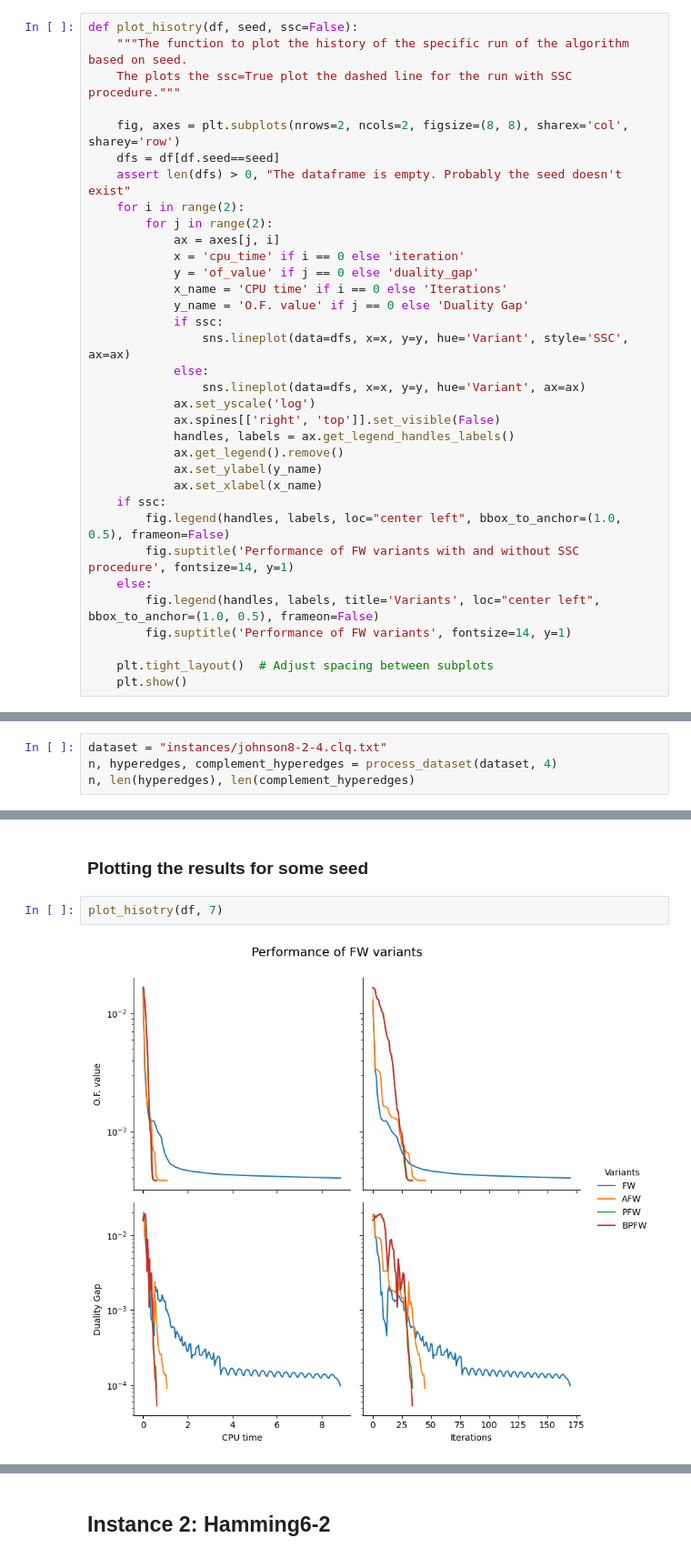
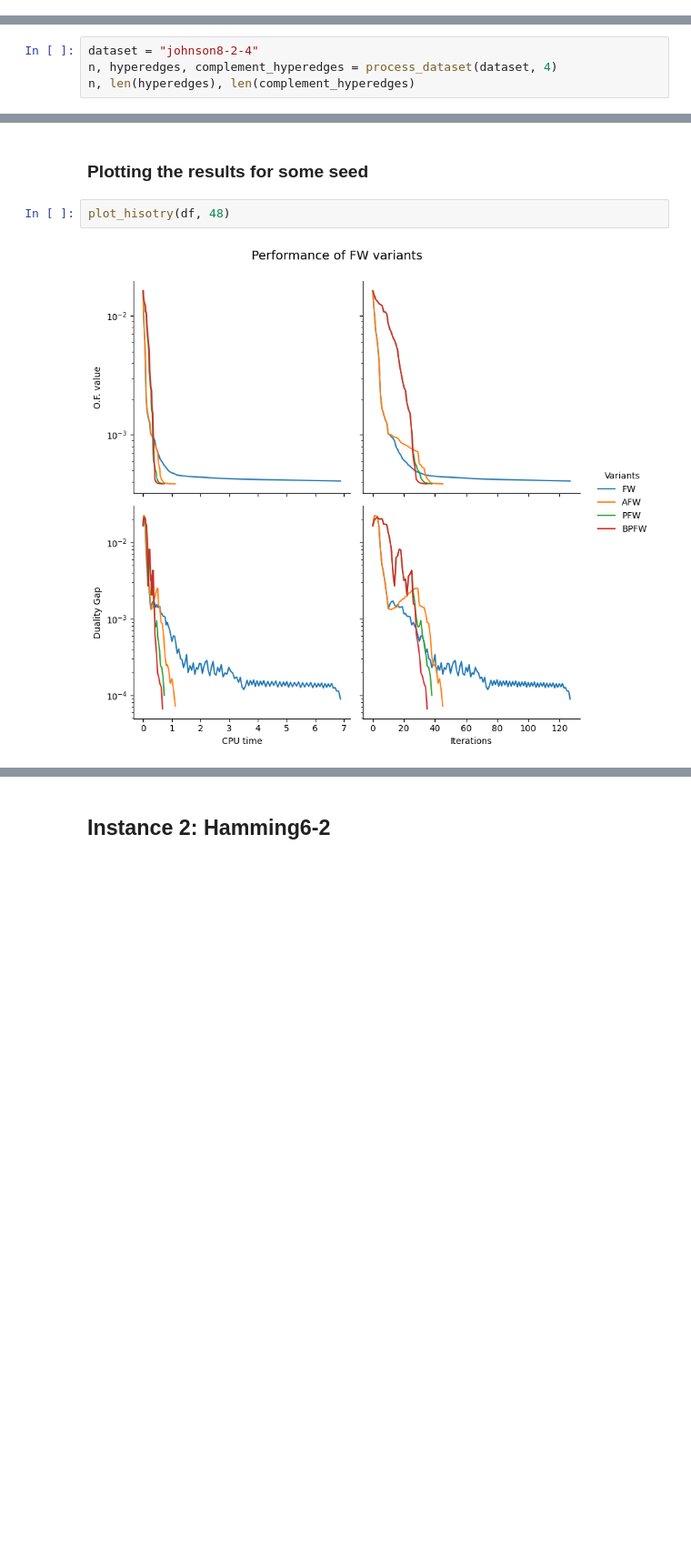
Before and after one commit to badalyananna/optimization-frank-wolfe, a Jupyter notebook: experiments.ipynb, the cells around one changed output, grey strips where cells are left out. Shown at 91% size. Cells and saved outputs as stored; diff of their text form; blank space fills up the shorter version.

```diff
--- a/experiments.ipynb
+++ b/experiments.ipynb
@@ -10,36 +7,2 @@ from utils import process_dataset
-# %%
-def plot_hisotry(df, seed, ssc=False):
-    """The function to plot the history of the specific run of the algorithm based on seed.
-    The plots the ssc=True plot the dashed line for the run with SSC procedure."""
-
-    fig, axes = plt.subplots(nrows=2, ncols=2, figsize=(8, 8), sharex='col', sharey='row')
-    dfs = df[df.seed==seed]
-    assert len(dfs) > 0, "The dataframe is empty. Probably the seed doesn't exist"
-    for i in range(2):
-        for j in range(2):
-            ax = axes[j, i]
-            x = 'cpu_time' if i == 0 else 'iteration'
-            y = 'of_value' if j == 0 else 'duality_gap'
-            x_name = 'CPU time' if i == 0 else 'Iterations'
-            y_name = 'O.F. value' if j == 0 else 'Duality Gap'
-            if ssc:
-                sns.lineplot(data=dfs, x=x, y=y, hue='Variant', style='SSC', ax=ax)
-            else:
-                sns.lineplot(data=dfs, x=x, y=y, hue='Variant', ax=ax)
-            ax.set_yscale('log')
-            ax.spines[['right', 'top']].set_visible(False)
-            handles, labels = ax.get_legend_handles_labels()
-            ax.get_legend().remove()
-            ax.set_ylabel(y_name)
-            ax.set_xlabel(x_name)
-    if ssc:
-        fig.legend(handles, labels, loc="center left", bbox_to_anchor=(1.0, 0.5), frameon=False)
-        fig.suptitle('Performance of FW variants with and without SSC procedure', fontsize=14, y=1)
-    else:
-        fig.legend(handles, labels, title='Variants', loc="center left", bbox_to_anchor=(1.0, 0.5), frameon=False)
-        fig.suptitle('Performance of FW variants', fontsize=14, y=1)
-
-    plt.tight_layout()  # Adjust spacing between subplots
-    plt.show()
 # %% [markdown]
 # Armijo line search
@@ -46,7 +11,7 @@ def plot_hisotry(df, seed, ssc=False):
 # %% [markdown]
 ## Instance 1: Johnson8-2-4
 # %%
-dataset = "instances/johnson8-2-4.clq.txt"
+dataset = "johnson8-2-4"
 n, hyperedges, complement_hyperedges = process_dataset(dataset, 4)
 n, len(hyperedges), len(complement_hyperedges)
 # %% [output]
@@ -103,6 +72,6 @@ df_final[['Variant', 'iteration', 'cpu_time', 'max_clique']].groupby(['Variant']
 # %% [markdown]
 ### Plotting the results for some seed
 # %%
-plot_hisotry(df, 7)
+plot_hisotry(df, 48)
 # %% [output]
-[figure, old version]
+[figure, new version]
```
Also changed, not shown: parts of 28 cells of this notebook, 5 other files.
